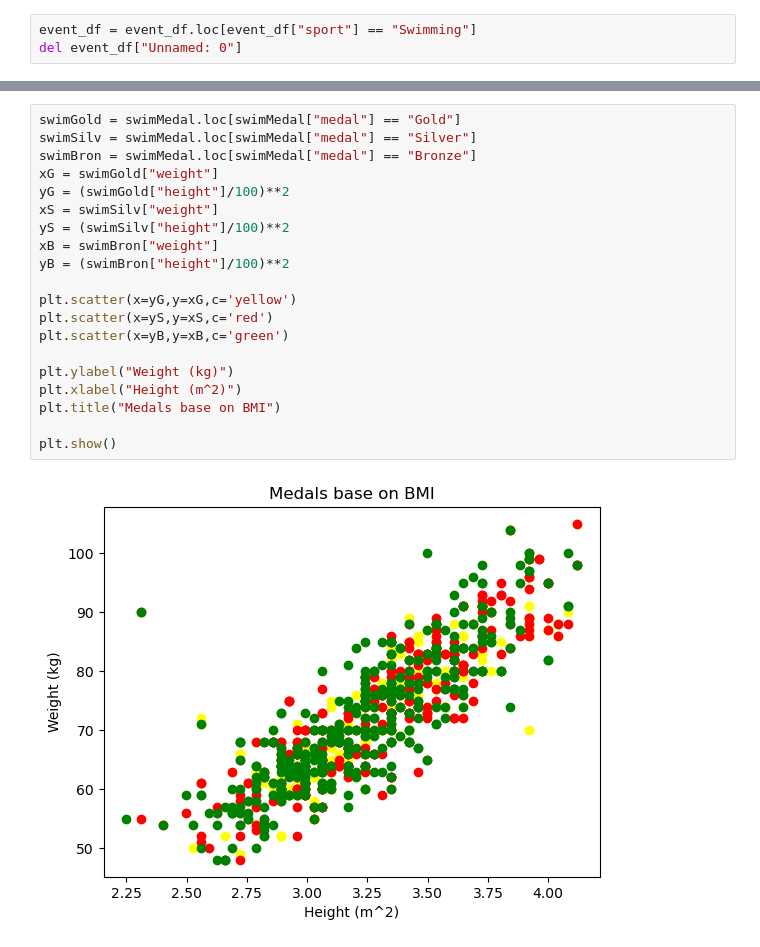
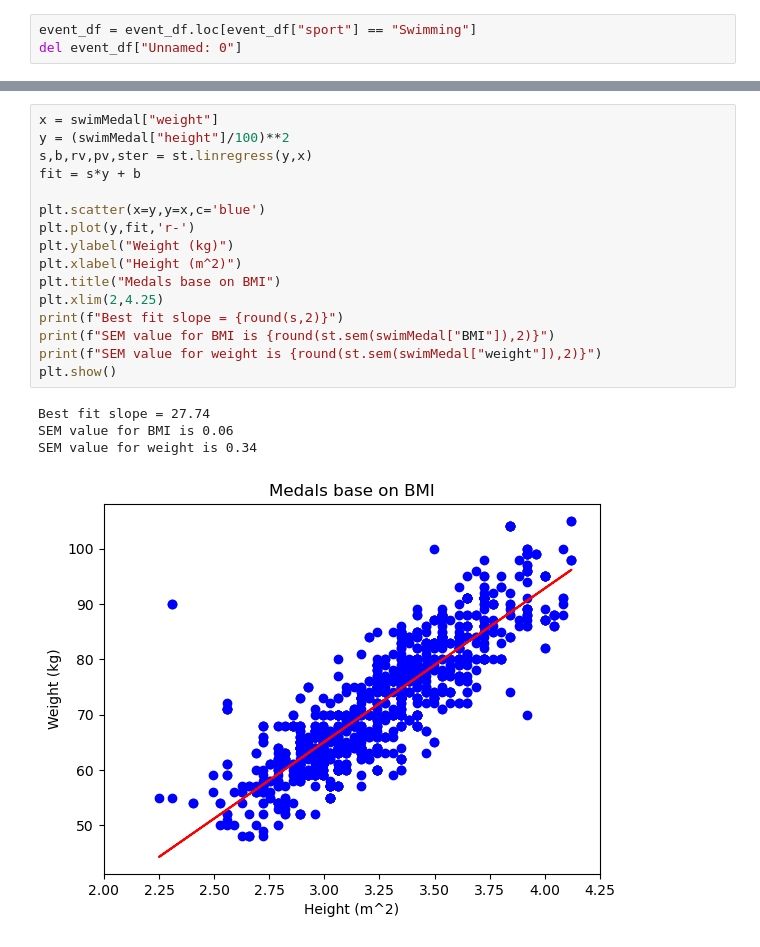
Before and after one commit to kylechou2873/SMU-Project1, a Jupyter notebook: KyleC_Swim/dataRead.ipynb, the cells around one changed output, grey strips where cells are left out. Cells and saved outputs as stored; diff of their text form.

Commit message:
update SEM Value and Outlier Removal graph

```diff
--- a/KyleC_Swim/dataRead.ipynb
+++ b/KyleC_Swim/dataRead.ipynb
@@ -51,22 +44,21 @@ dtype: int64
-# %%
-swimGold = swimMedal.loc[swimMedal["medal"] == "Gold"]
-swimSilv = swimMedal.loc[swimMedal["medal"] == "Silver"]
-swimBron = swimMedal.loc[swimMedal["medal"] == "Bronze"]
-xG = swimGold["weight"]
-yG = (swimGold["height"]/100)**2
-xS = swimSilv["weight"]
-yS = (swimSilv["height"]/100)**2
-xB = swimBron["weight"]
-yB = (swimBron["height"]/100)**2
-
-plt.scatter(x=yG,y=xG,c='yellow')
-plt.scatter(x=yS,y=xS,c='red')
-plt.scatter(x=yB,y=xB,c='green')
-
-plt.ylabel("Weight (kg)")
-plt.xlabel("Height (m^2)")
-plt.title("Medals base on BMI")
-
-plt.show()
-# %% [output]
-[figure, removed]
+# %%
+x = swimMedal["weight"]
+y = (swimMedal["height"]/100)**2
+s,b,rv,pv,ster = st.linregress(y,x)
+fit = s*y + b
+
+plt.scatter(x=y,y=x,c='blue')
+plt.plot(y,fit,'r-')
+plt.ylabel("Weight (kg)")
+plt.xlabel("Height (m^2)")
+plt.title("Medals base on BMI")
+plt.xlim(2,4.25)
+print(f"Best fit slope = {round(s,2)}")
+print(f"SEM value for BMI is {round(st.sem(swimMedal["BMI"]),2)}")
+print(f"SEM value for weight is {round(st.sem(swimMedal["weight"]),2)}")
+plt.show()
+# %% [output]
+Best fit slope = 27.74
+SEM value for BMI is 0.06
+SEM value for weight is 0.34
+[figure, added]
```
Also changed, not shown: parts of 9 cells of this notebook.
